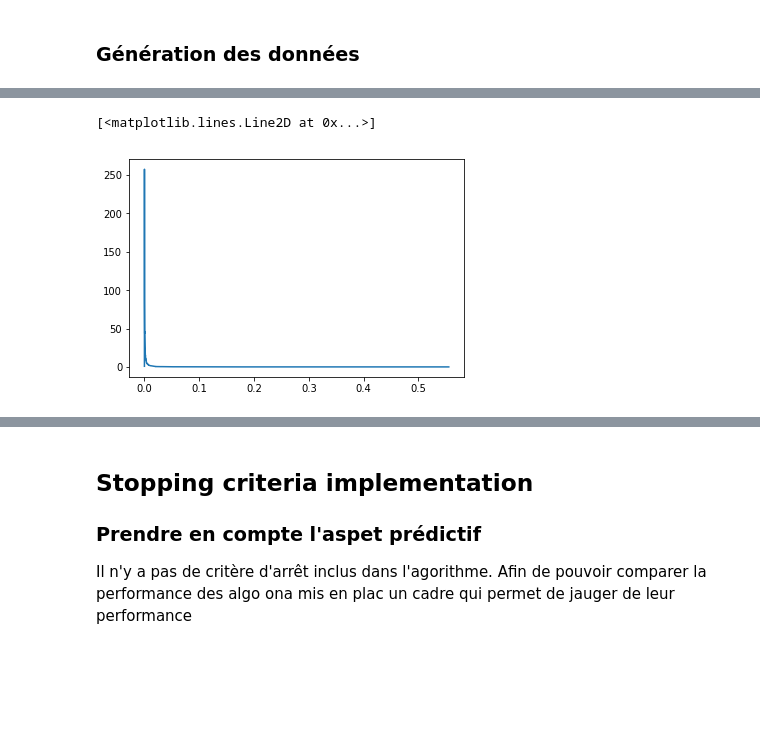
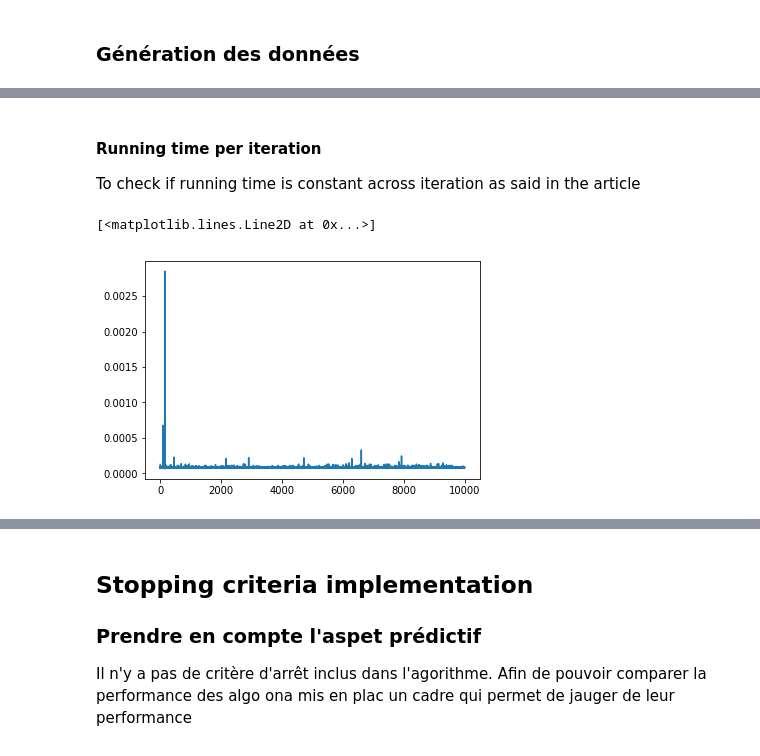
Before and after one commit to gauthier-schweitzer/soadml, a Jupyter notebook: pegasos.ipynb, the cells around one changed output, grey strips where cells are left out. Drawn from its saved outputs; the diff is of its cells as text; code cells hidden in the pictures; blank space fills up the shorter version.

```diff
--- a/pegasos.ipynb
+++ b/pegasos.ipynb
@@ -29 +48,33 @@ X_norm = X / row_sums[:, np.newaxis]
+# %%
+def hinge_loss(x,y,w):
+    """
+    Compute hinge loss for one observation
+
+    Inputs
+        w: weight (size n_features)
+        x: covariates (size n_features)
+        y: outcome (size 1)
+    Output
+        hinge loss at observation (size 1)
+
+    """
+    prod= np.dot(x, w)
+    return np.maximum(0, 1- y*prod)
+
+def primal(w,X, Y, lamb,loss_funct= hinge_loss):
+    '''
+    Compute primal suboptimality of the model depending on loss function
+
+    Inputs
+        w: weight (n_features)
+        X: covariates matrix (n_samples*n_features)
+        Y: outcome vector (n_samples)
+        loss_funct: loss function to consider (default: hinge_loss)
+
+    Output
+        primal
+    '''
+    reg= (lamb/2)*np.linalg.norm(w, ord=2)
+    loss = np.mean(loss_funct(X,Y,w))
+    return reg + loss
 # %% [markdown]
@@ -33,5 +82,5 @@ n_iter = 10000
+# %%
+n_epoch = 5
+n_iter = n_epoch*n_samples # for comparison purposes
 # %%
 lamb=0.01
-# %%
-rtime = np.zeros(n_iter)
-W= np.zeros((n_iter+1, n_features))
@@ -64,3 +148,3 @@ def pegasos(X,Y,W, lamb,
 # %%
-pegasos(X,Y,W,lamb,rtime, n_iter)
+result_peg_basic = pegasos_basic(X_scale,Y,lamb,n_iter)
 # %% [output]
@@ -140,5 +249,8 @@ NameError: name 'n_iter' is not defined
+# %% [markdown]
+#### Running time per iteration
+To check if running time is constant across iteration as said in the article
 # %%
-plt.plot(rtime.cumsum(),primal_pegasos)
+plt.plot(result_peg_basic.rtime)
 # %% [output]
 [<matplotlib.lines.Line2D at 0x...>]
-[figure, old version]
+[figure, new version]
```
Also changed, not shown: parts of 31 cells of this notebook.
